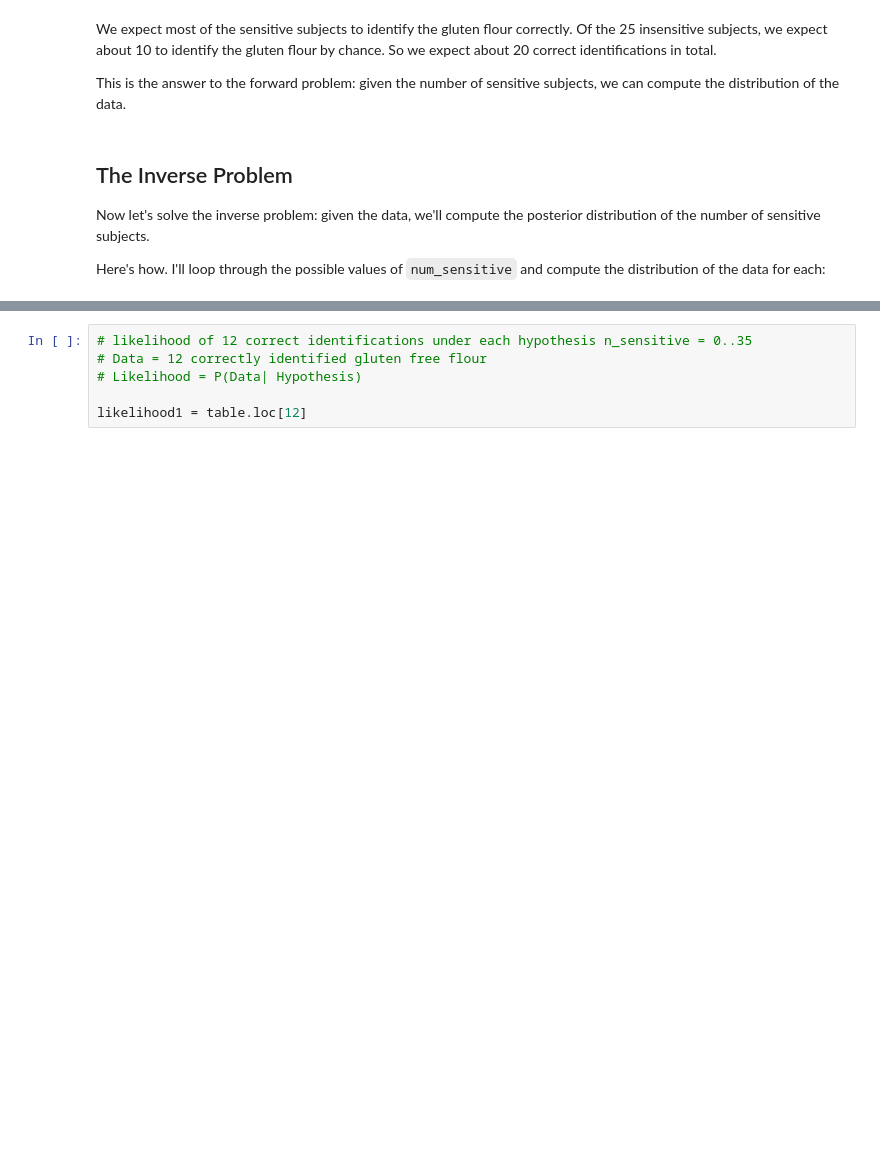
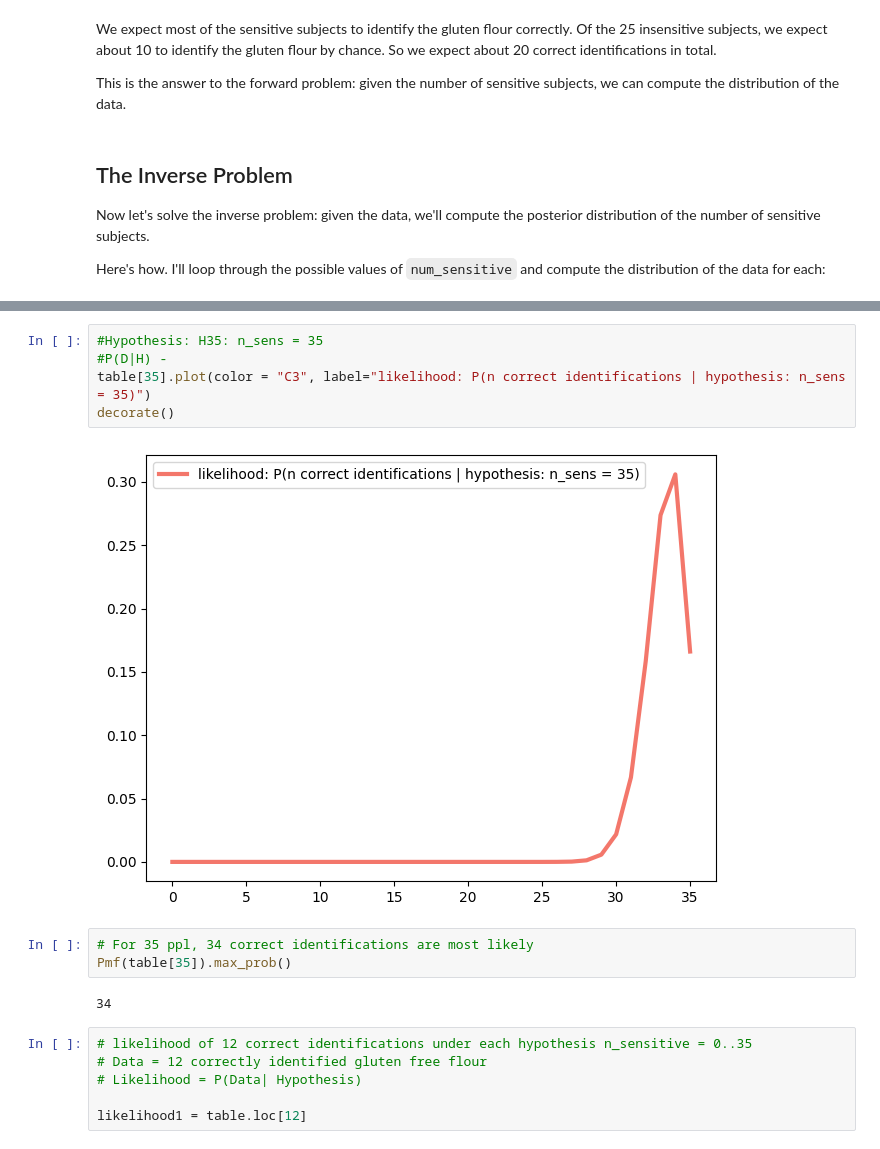
Before and after one commit to mat-ej/ThinkBayes2, a Jupyter notebook: notebooks/chap06.ipynb, the cells around one changed output, grey strips where cells are left out. Saved outputs shown, nothing was run; the diff lists cells and outputs as text; blank space fills up the shorter version.

```diff
--- a/notebooks/chap06.ipynb
+++ b/notebooks/chap06.ipynb
@@ -542,3 +569,15 @@ table.head()
+# %%
+#Hypothesis: H35: n_sens = 35
+#P(D|H) -
+table[35].plot(color = "C3", label="likelihood: P(n correct identifications | hypothesis: n_sens = 35)")
+decorate()
+# %% [output]
+[figure, added]
+# %%
+# For 35 ppl, 34 correct identifications are most likely
+Pmf(table[35]).max_prob()
+# %% [output]
+34
 # %%
 # likelihood of 12 correct identifications under each hypothesis n_sensitive = 0..35
 # Data = 12 correctly identified gluten free flour
```
Also changed, not shown: parts of 12 cells of this notebook.
